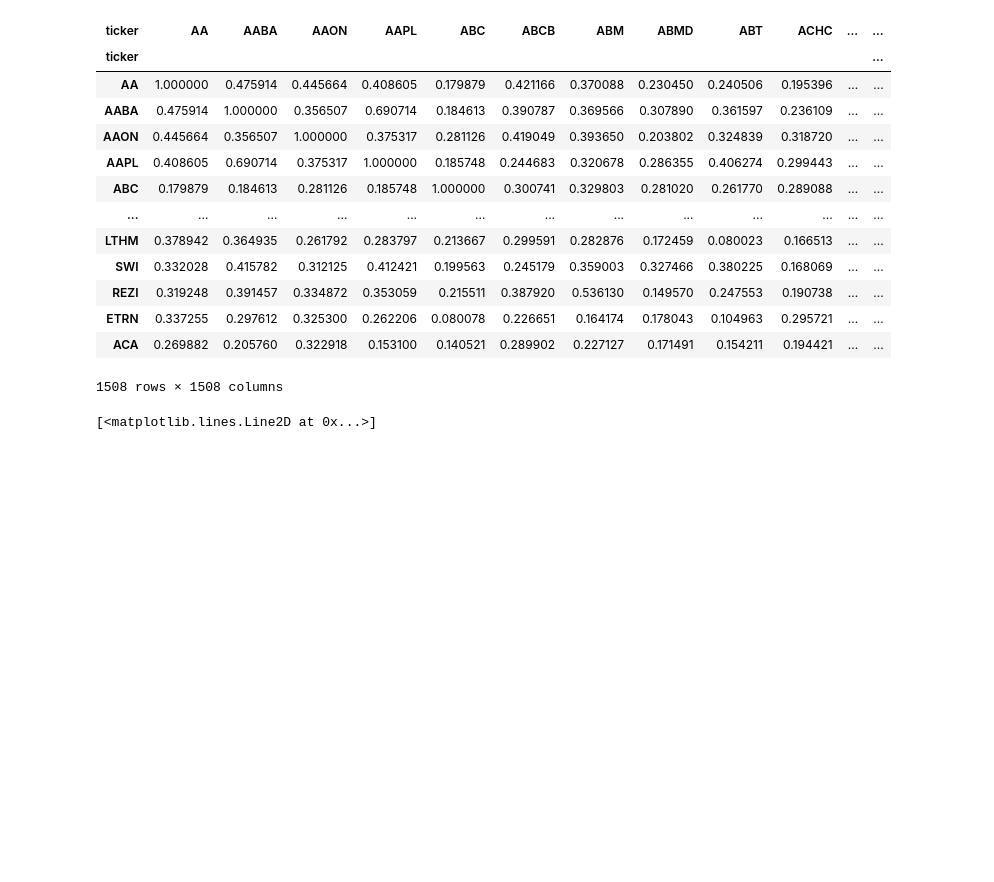
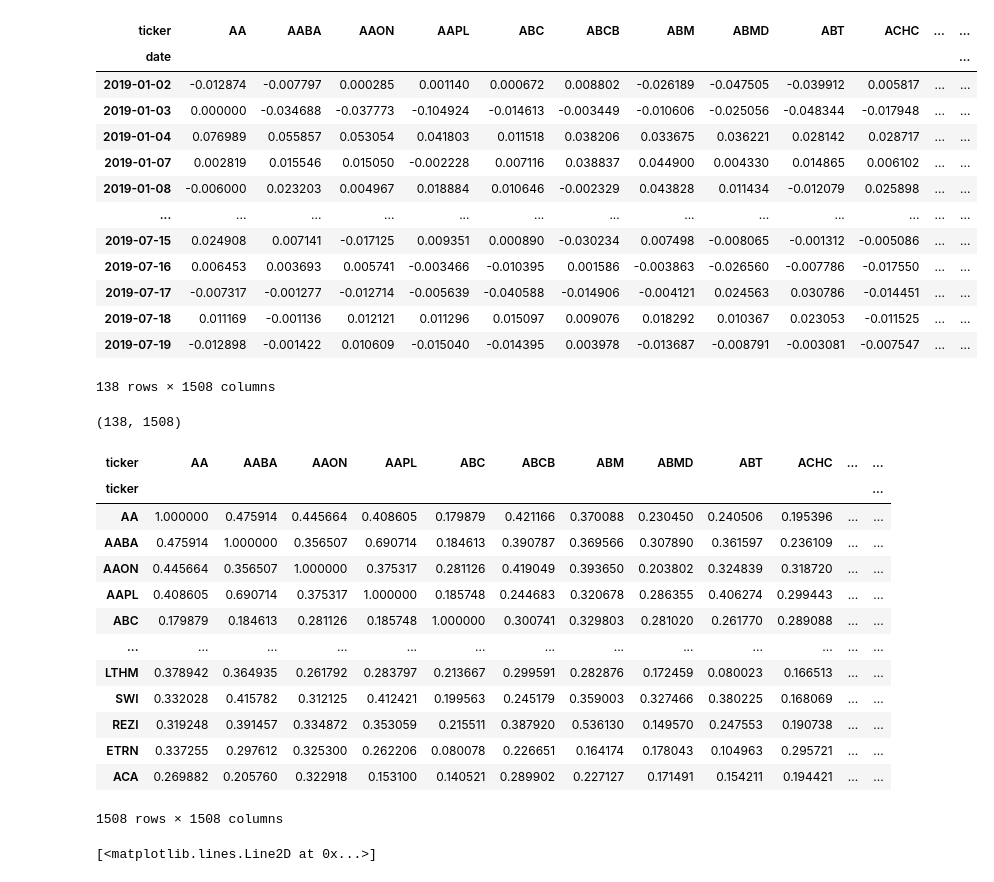
Before and after one commit to jase-clarkson/mini_1, a Jupyter notebook: PCA.ipynb, the cells around one changed output. Drawn from its saved outputs; the diff is of its cells as text; code cells hidden in the pictures; blank space fills up the shorter version.

```diff
--- a/PCA.ipynb
+++ b/PCA.ipynb
@@ -9,12 +9,32 @@ df = pd.read_pickle('{}/log_returns_cleaned.pkl'.format(PATH))
 # %%
 idx = pd.IndexSlice
 t = df.loc['2019-01-01':'2019-07-19'].dropna(axis=1)
 # print(t.columns[t])
 data = df.loc['2019-01-01':'2019-07-19'].dropna(axis=1)
+# data = df.interpolate()
+data
+# %% [output]
+| ticker | AA | AABA | AAON | AAPL | ABC | ABCB | ABM | ABMD | ABT | ACHC | ... | ... |
+| date |  |  |  |  |  |  |  |  |  |  |  | ... |
+| 2019-01-02 | -0.012874 | -0.007797 | 0.000285 | 0.001140 | 0.000672 | 0.008802 | -0.026189 | -0.047505 | -0.039912 | 0.005817 | ... | ... |
+| 2019-01-03 | 0.000000 | -0.034688 | -0.037773 | -0.104924 | -0.014613 | -0.003449 | -0.010606 | -0.025056 | -0.048344 | -0.017948 | ... | ... |
+| 2019-01-04 | 0.076989 | 0.055857 | 0.053054 | 0.041803 | 0.011518 | 0.038206 | 0.033675 | 0.036221 | 0.028142 | 0.028717 | ... | ... |
+| 2019-01-07 | 0.002819 | 0.015546 | 0.015050 | -0.002228 | 0.007116 | 0.038837 | 0.044900 | 0.004330 | 0.014865 | 0.006102 | ... | ... |
+| 2019-01-08 | -0.006000 | 0.023203 | 0.004967 | 0.018884 | 0.010646 | -0.002329 | 0.043828 | 0.011434 | -0.012079 | 0.025898 | ... | ... |
+| ... | ... | ... | ... | ... | ... | ... | ... | ... | ... | ... | ... | ... |
+| 2019-07-15 | 0.024908 | 0.007141 | -0.017125 | 0.009351 | 0.000890 | -0.030234 | 0.007498 | -0.008065 | -0.001312 | -0.005086 | ... | ... |
+| 2019-07-16 | 0.006453 | 0.003693 | 0.005741 | -0.003466 | -0.010395 | 0.001586 | -0.003863 | -0.026560 | -0.007786 | -0.017550 | ... | ... |
+| 2019-07-17 | -0.007317 | -0.001277 | -0.012714 | -0.005639 | -0.040588 | -0.014906 | -0.004121 | 0.024563 | 0.030786 | -0.014451 | ... | ... |
+| 2019-07-18 | 0.011169 | -0.001136 | 0.012121 | 0.011296 | 0.015097 | 0.009076 | 0.018292 | 0.010367 | 0.023053 | -0.011525 | ... | ... |
+| 2019-07-19 | -0.012898 | -0.001422 | 0.010609 | -0.015040 | -0.014395 | 0.003978 | -0.013687 | -0.008791 | -0.003081 | -0.007547 | ... | ... |
+138 rows × 1508 columns
 # %%
-cov_matrix = data.apply(lambda x: x / x.std()).cov()
-cov_matrix
+# cov_matrix = data.apply(lambda x: x / x.std()).cov()
+corr = data.corr()
+print(data.shape)
+corr
 # %% [output]
+(138, 1508)
 | ticker | AA | AABA | AAON | AAPL | ABC | ABCB | ABM | ABMD | ABT | ACHC | ... | ... |
 | ticker |  |  |  |  |  |  |  |  |  |  |  | ... |
 | AA | 1.000000 | 0.475914 | 0.445664 | 0.408605 | 0.179879 | 0.421166 | 0.370088 | 0.230450 | 0.240506 | 0.195396 | ... | ... |
@@ -28,5 +48,5 @@ cov_matrix
 | REZI | 0.319248 | 0.391457 | 0.334872 | 0.353059 | 0.215511 | 0.387920 | 0.536130 | 0.149570 | 0.247553 | 0.190738 | ... | ... |
 | ETRN | 0.337255 | 0.297612 | 0.325300 | 0.262206 | 0.080078 | 0.226651 | 0.164174 | 0.178043 | 0.104963 | 0.295721 | ... | ... |
 | ACA | 0.269882 | 0.205760 | 0.322918 | 0.153100 | 0.140521 | 0.289902 | 0.227127 | 0.171491 | 0.154211 | 0.194421 | ... | ... |
-1508 rows × 1508 columns
+1508 rows × 1508 columns
 # %%
```
Also changed, not shown: parts of 5 cells of this notebook, 4 other files.
